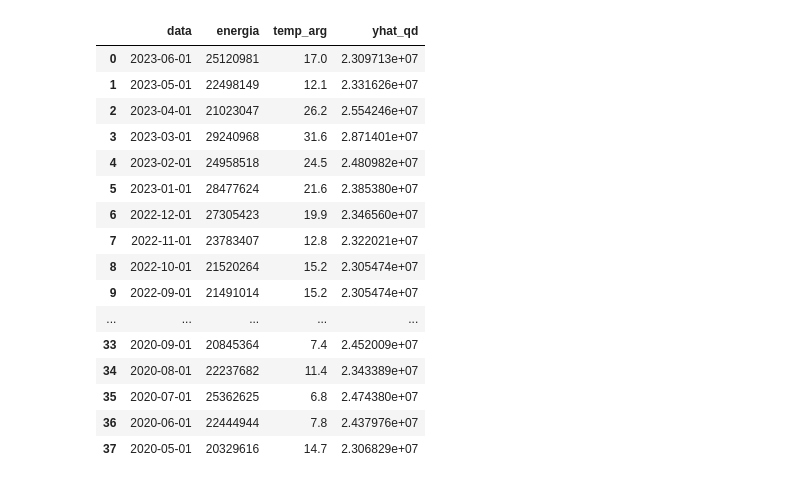
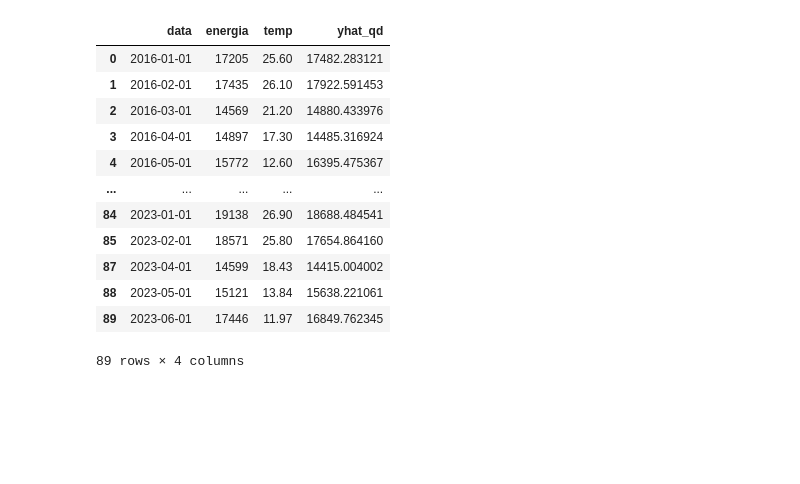
Before and after one commit to SprinterClimb/Energy_load_prediction, a Jupyter notebook: balaco mensal/Regression monthly.ipynb, the cells around one changed output. Drawn from its saved outputs; the diff is of its cells as text; code cells hidden in the pictures; blank space fills up the shorter version.

```diff
--- a/balaco mensal/Regression monthly.ipynb
+++ b/balaco mensal/Regression monthly.ipynb
@@ -110,16 +66,6 @@ dtype: bool
 # Inverter ordem das colunas para ter data mais atualizada primeiro
 
 df_gera['data'] = pd.to_datetime(df_gera['data'], format='%d/%m/%Y')
-df_temp['data'] = pd.to_datetime(df_temp['data'], format='%Y-%m-%d')
-df_grouped = df_gera.groupby('data')
-df_grouped = df_grouped.sum().sort_values(by='data', ascending=False)
-
-
-#Juntando ambos dataframes
-df_merge = df_temp.merge(df_grouped[['energia(mwh)']], on='data', how='right')
-
-# Reordernando colunas
-df_gera = df_merge[['data', 'energia(mwh)', 'temp_arg', 'temp_arg_min', 'temp_arg_max']]
 
 df_gera.head()
 df_gera.describe()
@@ -142,11 +88,7 @@ df_gera.describe()
 # %%
-#Verificamos presença de missing values e valores nulos no dataset
-
-#removendo missing values
-df_gera.dropna(inplace=True)
 
 #removendo valores nulos
-df_gera.rename(columns = {'energia(mwh)':'energia'},inplace=True)
+df_gera.rename(columns = {'energia(mwmed)':'energia'},inplace=True)
 
 # Removing null values in the 'energia' column
 df_gera = df_gera[df_gera['energia'].notnull()]
@@ -164,0 +107,11 @@ df_gera.describe()
+# %%
+# Calculando z-scores para temp e energia
+z_scores_temp = (df_gera['temp'] - df_gera['temp'].mean()) / df_gera['temp'].std()
+z_scores_energia = (df_gera['energia'] - df_gera['energia'].mean()) / df_gera['energia'].std()
+
+# Definir a thereshold para detecção de anomalias
+threshold = 2
+
+df_gera = df_gera[(np.abs(z_scores_temp) < threshold)]
+
+df_gera.describe()
@@ -294,6 +244,6 @@ Notes:
 # %%
 # Preparar dados para modelo OLS quadratico
-xdata = df_gera['temp_arg']
+xdata = df_gera['temp']
 ydata = df_gera['energia']
 
 
@@ -351,27 +301,23 @@ Text(0, 0.5, 'Carga (mWe)')
 # %%
 df_gera['yhat_qd'] = (modelo_qd.fittedvalues)
 
 #Visualizando os dois fitted values no dataset
 #modelos 'modelo_step_empresas e modelo_step_empresas_bc
-df_gera[['data','energia','temp_arg', 'yhat_qd']]
+df_gera[['data','energia','temp', 'yhat_qd']]
 # %% [output]
-|  | data | energia | temp_arg | yhat_qd |
-| 0 | 2023-06-01 | 25120981 | 17.0 | 2.309713e+07 |
-| 1 | 2023-05-01 | 22498149 | 12.1 | 2.331626e+07 |
-| 2 | 2023-04-01 | 21023047 | 26.2 | 2.554246e+07 |
-| 3 | 2023-03-01 | 29240968 | 31.6 | 2.871401e+07 |
-| 4 | 2023-02-01 | 24958518 | 24.5 | 2.480982e+07 |
-| 5 | 2023-01-01 | 28477624 | 21.6 | 2.385380e+07 |
-| 6 | 2022-12-01 | 27305423 | 19.9 | 2.346560e+07 |
-| 7 | 2022-11-01 | 23783407 | 12.8 | 2.322021e+07 |
-| 8 | 2022-10-01 | 21520264 | 15.2 | 2.305474e+07 |
-| 9 | 2022-09-01 | 21491014 | 15.2 | 2.305474e+07 |
+|  | data | energia | temp | yhat_qd |
+| 0 | 2016-01-01 | 17205 | 25.60 | 17482.283121 |
+| 1 | 2016-02-01 | 17435 | 26.10 | 17922.591453 |
+| 2 | 2016-03-01 | 14569 | 21.20 | 14880.433976 |
+| 3 | 2016-04-01 | 14897 | 17.30 | 14485.316924 |
+| 4 | 2016-05-01 | 15772 | 12.60 | 16395.475367 |
 | ... | ... | ... | ... | ... |
-| 33 | 2020-09-01 | 20845364 | 7.4 | 2.452009e+07 |
-| 34 | 2020-08-01 | 22237682 | 11.4 | 2.343389e+07 |
-| 35 | 2020-07-01 | 25362625 | 6.8 | 2.474380e+07 |
-| 36 | 2020-06-01 | 22444944 | 7.8 | 2.437976e+07 |
-| 37 | 2020-05-01 | 20329616 | 14.7 | 2.306829e+07 |
+| 84 | 2023-01-01 | 19138 | 26.90 | 18688.484541 |
+| 85 | 2023-02-01 | 18571 | 25.80 | 17654.864160 |
+| 87 | 2023-04-01 | 14599 | 18.43 | 14415.004002 |
+| 88 | 2023-05-01 | 15121 | 13.84 | 15638.221061 |
+| 89 | 2023-06-01 | 17446 | 11.97 | 16849.762345 |
+89 rows × 4 columns
 # %%
 # Verificando a normalidade dos resíduos do 'modelo_OLS' e 'modelo_bc2'
 from scipy.stats import shapiro
```
Also changed, not shown: parts of 18 cells of this notebook, 2 other files.
